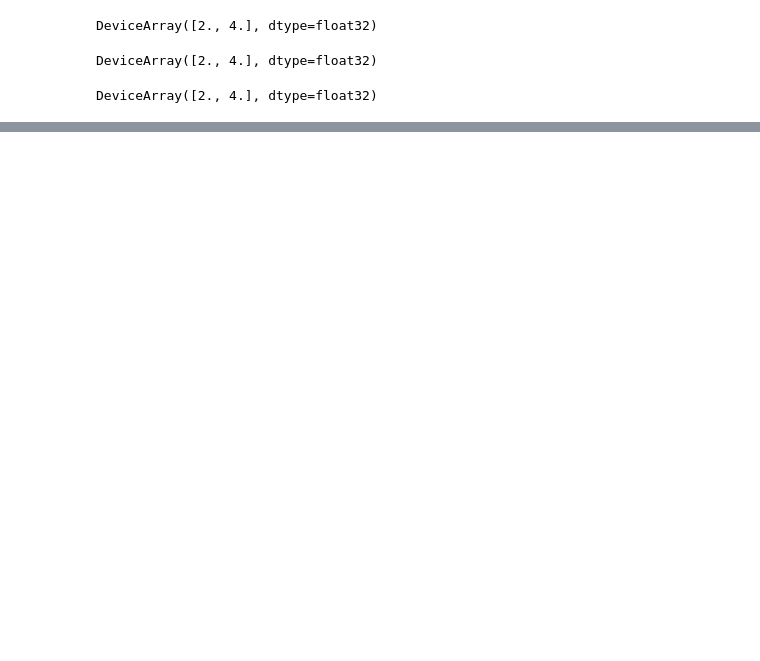
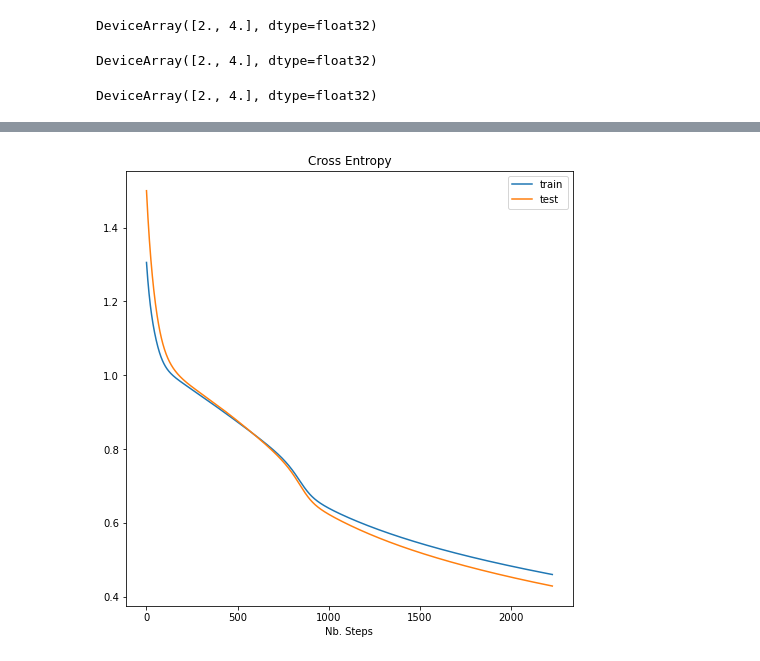
Before and after one commit to angusturner/diffuse, a Jupyter notebook: notebooks/jax.ipynb, the cells around one changed output, grey strips where cells are left out. Cells and saved outputs as stored; diff of their text form; code cells hidden in the pictures; blank space fills up the shorter version.

```diff
--- a/notebooks/jvp.ipynb
+++ b/notebooks/jax.ipynb
@@ -107,0 +152,6 @@ fig.show()
+# %%
+# define the loss wrt to the parameters and a batch of inputs
+def loss_fn(params, x, y):
+    preds = jax.vmap(mlp, in_axes=(None, 0), out_axes=0)(params, x)
+    loss = jax.vmap(ce_loss, in_axes=(0, 0), out_axes=0)(preds, y)
+    return np.mean(loss)
@@ -107,0 +175,6 @@ fig.show()
+# %%
+# train/test split
+np.random.seed(0)
+mask = np.random.rand(X.shape[0]) < 0.7
+X_train, X_test = X[mask], X[~mask]
+y_train, y_test = y[mask], y[~mask]
@@ -107,0 +205,10 @@ fig.show()
+# %%
+plt.figure(figsize=(8, 8))
+plt.title("Cross Entropy")
+plt.plot(train_losses, label="train")
+plt.plot(test_losses, label="test")
+plt.xlabel("Nb. Steps")
+plt.legend()
+plt.show()
+# %% [output]
+[figure, added]
```
Also changed, not shown: parts of 21 cells of this notebook.
